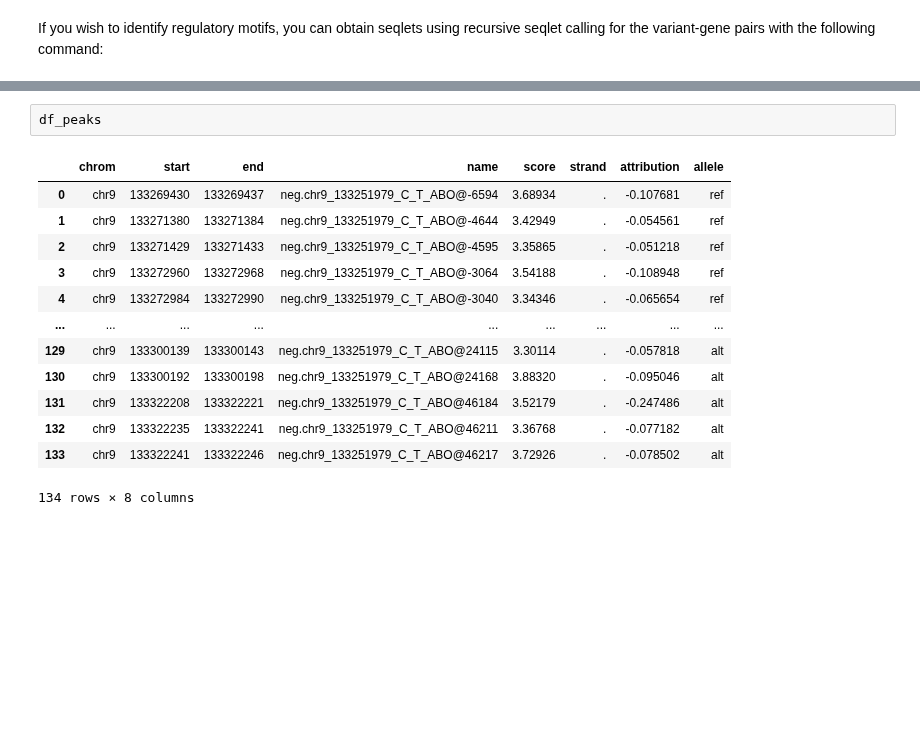
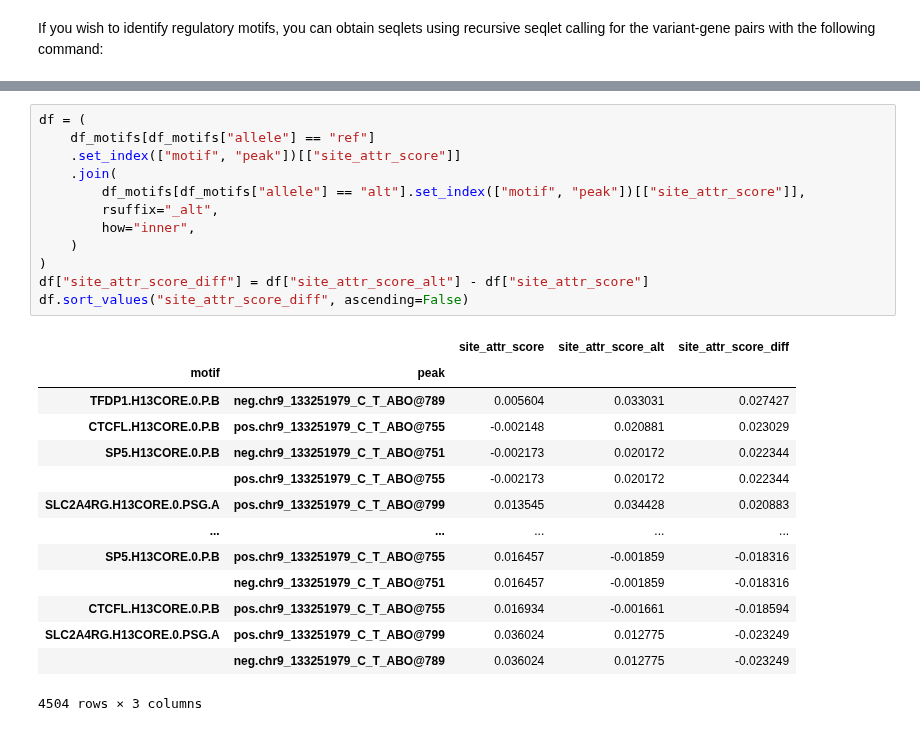
Before and after one commit to Genentech/decima, a Jupyter notebook: docs/tutorials/6-variant-effect-attribution.ipynb, the cells around one changed output, grey strips where cells are left out. Saved outputs shown, nothing was run; the diff lists cells and outputs as text; blank space fills up the shorter version.

```diff
--- a/docs/tutorials/6-variant-effect-attribution.ipynb
+++ b/docs/tutorials/6-variant-effect-attribution.ipynb
@@ -192,16 +246,27 @@ Done. 00:00:01.8 (1754.3MB/s)
 # %%
-df_peaks
+df = (
+    df_motifs[df_motifs["allele"] == "ref"]
+    .set_index(["motif", "peak"])[["site_attr_score"]]
+    .join(
+        df_motifs[df_motifs["allele"] == "alt"].set_index(["motif", "peak"])[["site_attr_score"]],
+        rsuffix="_alt",
+        how="inner",
+    )
+)
+df["site_attr_score_diff"] = df["site_attr_score_alt"] - df["site_attr_score"]
+df.sort_values("site_attr_score_diff", ascending=False)
 # %% [output]
-|  | chrom | start | end | name | score | strand | attribution | allele |
-| 0 | chr9 | 133269430 | 133269437 | neg.chr9_133251979_C_T_ABO@-6594 | 3.68934 | . | -0.107681 | ref |
-| 1 | chr9 | 133271380 | 133271384 | neg.chr9_133251979_C_T_ABO@-4644 | 3.42949 | . | -0.054561 | ref |
-| 2 | chr9 | 133271429 | 133271433 | neg.chr9_133251979_C_T_ABO@-4595 | 3.35865 | . | -0.051218 | ref |
-| 3 | chr9 | 133272960 | 133272968 | neg.chr9_133251979_C_T_ABO@-3064 | 3.54188 | . | -0.108948 | ref |
-| 4 | chr9 | 133272984 | 133272990 | neg.chr9_133251979_C_T_ABO@-3040 | 3.34346 | . | -0.065654 | ref |
-| ... | ... | ... | ... | ... | ... | ... | ... | ... |
-| 129 | chr9 | 133300139 | 133300143 | neg.chr9_133251979_C_T_ABO@24115 | 3.30114 | . | -0.057818 | alt |
-| 130 | chr9 | 133300192 | 133300198 | neg.chr9_133251979_C_T_ABO@24168 | 3.88320 | . | -0.095046 | alt |
-| 131 | chr9 | 133322208 | 133322221 | neg.chr9_133251979_C_T_ABO@46184 | 3.52179 | . | -0.247486 | alt |
-| 132 | chr9 | 133322235 | 133322241 | neg.chr9_133251979_C_T_ABO@46211 | 3.36768 | . | -0.077182 | alt |
-| 133 | chr9 | 133322241 | 133322246 | neg.chr9_133251979_C_T_ABO@46217 | 3.72926 | . | -0.078502 | alt |
+|  |  | site_attr_score | site_attr_score_alt | site_attr_score_diff |
+| motif | peak |  |  |  |
+| TFDP1.H13CORE.0.P.B | neg.chr9_133251979_C_T_ABO@789 | 0.005604 | 0.033031 | 0.027427 |
+| CTCFL.H13CORE.0.P.B | pos.chr9_133251979_C_T_ABO@755 | -0.002148 | 0.020881 | 0.023029 |
+| SP5.H13CORE.0.P.B | neg.chr9_133251979_C_T_ABO@751 | -0.002173 | 0.020172 | 0.022344 |
+|  | pos.chr9_133251979_C_T_ABO@755 | -0.002173 | 0.020172 | 0.022344 |
+| SLC2A4RG.H13CORE.0.PSG.A | pos.chr9_133251979_C_T_ABO@799 | 0.013545 | 0.034428 | 0.020883 |
+| ... | ... | ... | ... | ... |
+| SP5.H13CORE.0.P.B | pos.chr9_133251979_C_T_ABO@755 | 0.016457 | -0.001859 | -0.018316 |
+|  | neg.chr9_133251979_C_T_ABO@751 | 0.016457 | -0.001859 | -0.018316 |
+| CTCFL.H13CORE.0.P.B | pos.chr9_133251979_C_T_ABO@755 | 0.016934 | -0.001661 | -0.018594 |
+| SLC2A4RG.H13CORE.0.PSG.A | pos.chr9_133251979_C_T_ABO@799 | 0.036024 | 0.012775 | -0.023249 |
+|  | neg.chr9_133251979_C_T_ABO@789 | 0.036024 | 0.012775 | -0.023249 |
-134 rows × 8 columns
+4504 rows × 3 columns
```
Also changed, not shown: parts of 10 cells of this notebook, 3 other files.
